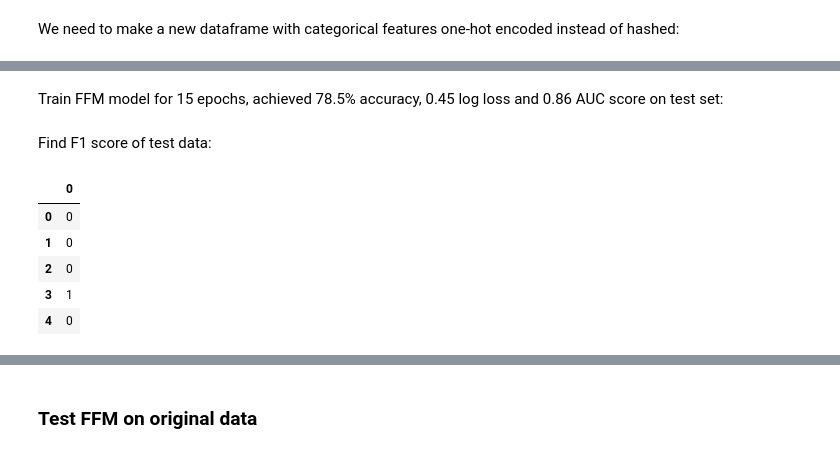
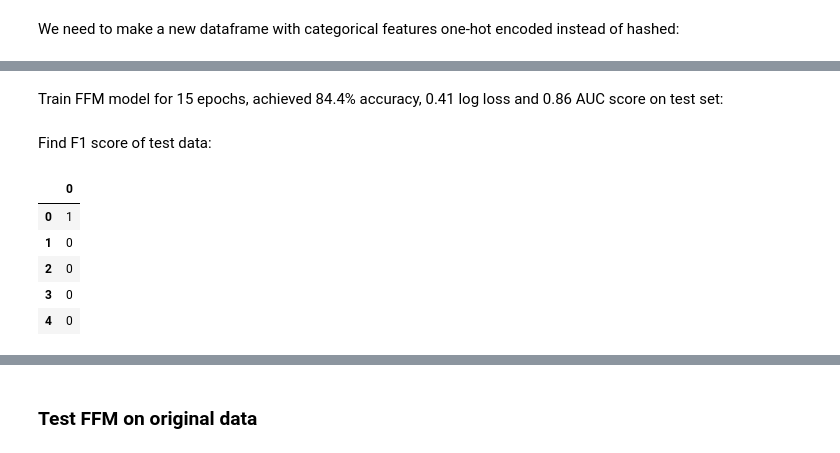
Before and after one commit to learning-machine-learning/polymorph-ua, a Jupyter notebook: Ensembles&FFM_Boris.ipynb, the cells around one changed output, grey strips where cells are left out. Cells and saved outputs as stored; diff of their text form; code cells hidden in the pictures.

```diff
--- a/Ensembles&FFM_Boris.ipynb
+++ b/Ensembles&FFM_Boris.ipynb
@@ -517,7 +511,7 @@ test_ffm_transformed.columns = ["c_cnt"] + numerics + list(range(7, 142))
 convert_to_ffm(train_ffm_transformed, "train", numerics)
 convert_to_ffm(test_ffm_transformed, "test", numerics)
 # %% [markdown]
-Train FFM model for 15 epochs, achieved 78.5% accuracy, 0.45 log loss and 0.86 AUC score on test set:
+Train FFM model for 15 epochs, achieved 84.4% accuracy, 0.41 log loss and 0.86 AUC score on test set:
 # %%
 # Training task
 ffm_model = xl.create_ffm()
@@ -544,12 +538,12 @@ ffm_model.predict("./model.out", "./output.txt")
 # %%
-y_pred_ffm = pd.read_csv('output.txt', header = None)
+y_pred_ffm = pd.read_csv('ffm/output.txt', header = None)
 y_pred_ffm.head()
 # %% [output]
 |  | 0 |
-| 0 | 0 |
+| 0 | 1 |
 | 1 | 0 |
 | 2 | 0 |
-| 3 | 1 |
+| 3 | 0 |
 | 4 | 0 |
 # %%
 confusion_ffm = confusion_matrix(test_ffm_transformed['c_cnt'], y_pred_ffm) #00 - TN, 10 - FN, 01 - FP, 11 - TP
```
Also changed, not shown: parts of 62 cells of this notebook.
